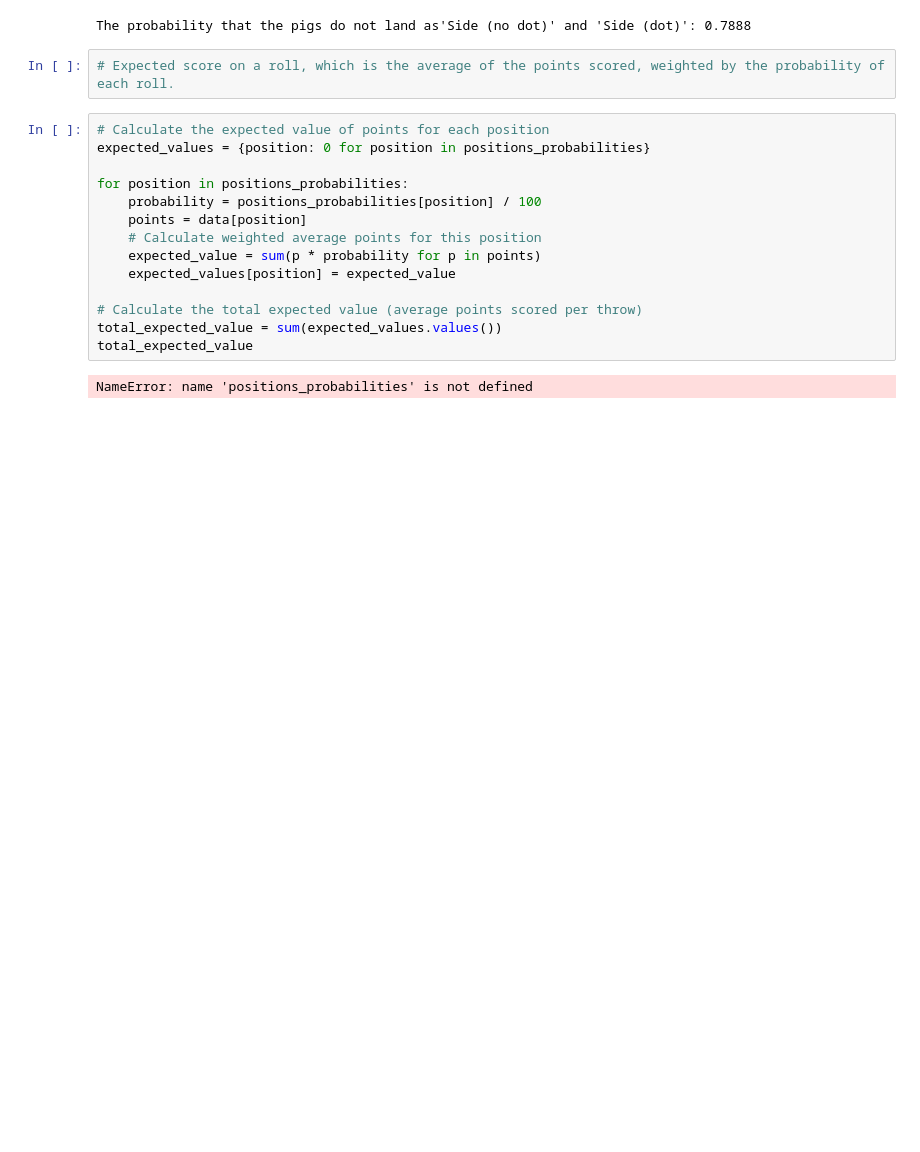
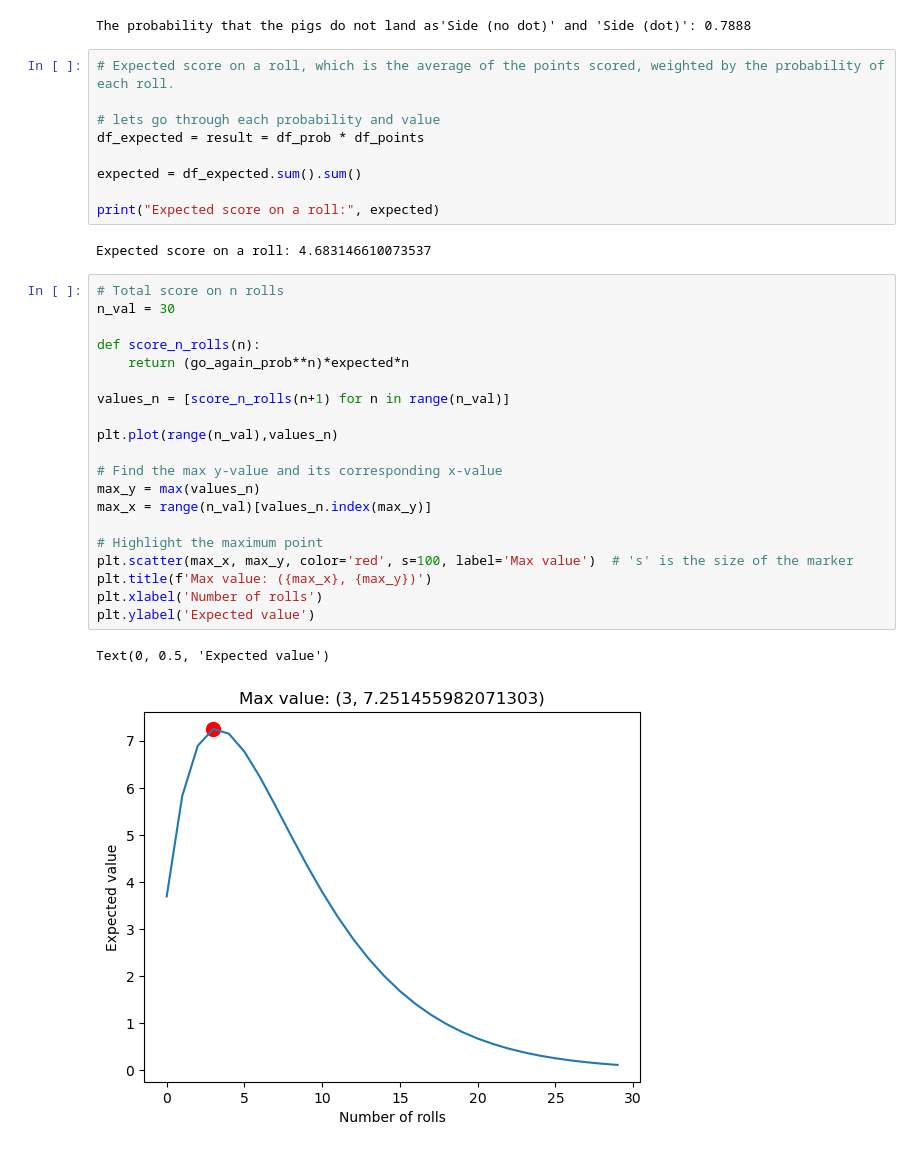
Before and after one commit to raanreye/Pass-the-Pigs-numberphile, a Jupyter notebook: PassThePigs.ipynb, the cells around one changed output. Drawn from its saved outputs; the diff is of its cells as text; blank space fills up the shorter version.

Commit message:
Model 1 done
How many rolls is best

```diff
--- a/PassThePigs.ipynb
+++ b/PassThePigs.ipynb
@@ -107,19 +109,35 @@ print(f"The probability that the pigs do not land as'Side (no dot)' and 'Side (d
 The probability that the pigs do not land as'Side (no dot)' and 'Side (dot)': 0.7888
 # %%
 # Expected score on a roll, which is the average of the points scored, weighted by the probability of each roll.
+
+# lets go through each probability and value
+df_expected = result = df_prob * df_points
+
+expected = df_expected.sum().sum()
+
+print("Expected score on a roll:", expected)
+# %% [output]
+Expected score on a roll: 4.683146610073537
-# %%
-# Calculate the expected value of points for each position
-expected_values = {position: 0 for position in positions_probabilities}
-
-for position in positions_probabilities:
-    probability = positions_probabilities[position] / 100
-    points = data[position]
-    # Calculate weighted average points for this position
-    expected_value = sum(p * probability for p in points)
-    expected_values[position] = expected_value
-
-# Calculate the total expected value (average points scored per throw)
-total_expected_value = sum(expected_values.values())
-total_expected_value
-# %% [output]
-NameError: name 'positions_probabilities' is not defined
+# %%
+# Total score on n rolls
+n_val = 30
+
+def score_n_rolls(n):
+    return (go_again_prob**n)*expected*n
+
+values_n = [score_n_rolls(n+1) for n in range(n_val)]
+
+plt.plot(range(n_val),values_n)
+
+# Find the max y-value and its corresponding x-value
+max_y = max(values_n)
+max_x = range(n_val)[values_n.index(max_y)]
+
+# Highlight the maximum point
+plt.scatter(max_x, max_y, color='red', s=100, label='Max value')  # 's' is the size of the marker
+plt.title(f'Max value: ({max_x}, {max_y})')
+plt.xlabel('Number of rolls')
+plt.ylabel('Expected value')
+# %% [output]
+Text(0, 0.5, 'Expected value')
+[figure, added]
```
Also changed, not shown: parts of 1 cell of this notebook, 1 other file.
